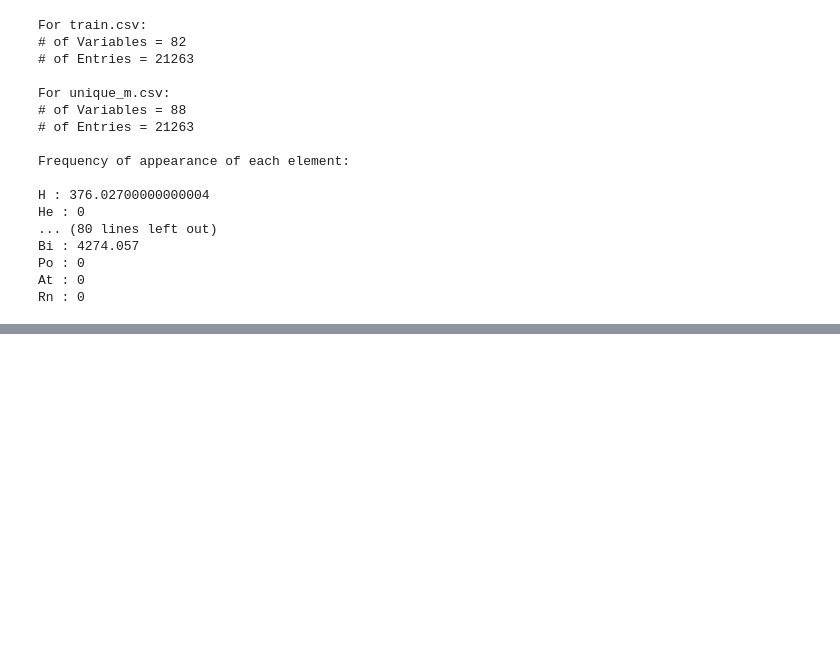
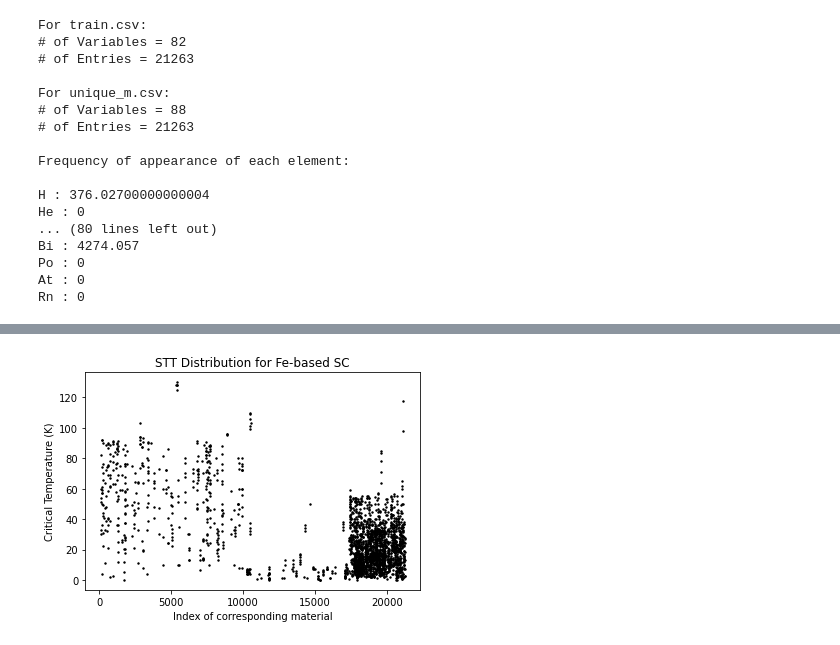
Before and after one commit to teoyi/scientific-computing-archive, a Jupyter notebook: sci-comp-II/Week-3/sc-part1.ipynb, the cells around one changed output, grey strips where cells are left out. Cells and saved outputs as stored; diff of their text form; code cells hidden in the pictures; blank space fills up the shorter version.

```diff
--- a/sci-comp-II/Week-3/sc-part1.ipynb
+++ b/sci-comp-II/Week-3/sc-part1.ipynb
@@ -172,0 +178,18 @@ plt.show()
+# %%
+# Iron based superconductors
+iron = df_um['Fe']
+fe_i = []
+fe_tc = []
+for n in np.arange(0, tcu.shape[0]):
+    if iron[n] > 0: # Filtering out material index that contains Fe and add it to the list
+        fe_i.append(n)
+        fe_tc.append(tcu[n])
+    else:
+        pass
+plt.scatter(fe_i, fe_tc, color = 'black', s = 2)
+plt.xlabel('Index of corresponding material')
+plt.ylabel('Critical Temperature (K)')
+plt.title('STT Distribution for Fe-based SC')
+plt.show()
+# %% [output]
+[figure, added]
```
Also changed, not shown: parts of 8 cells of this notebook.
